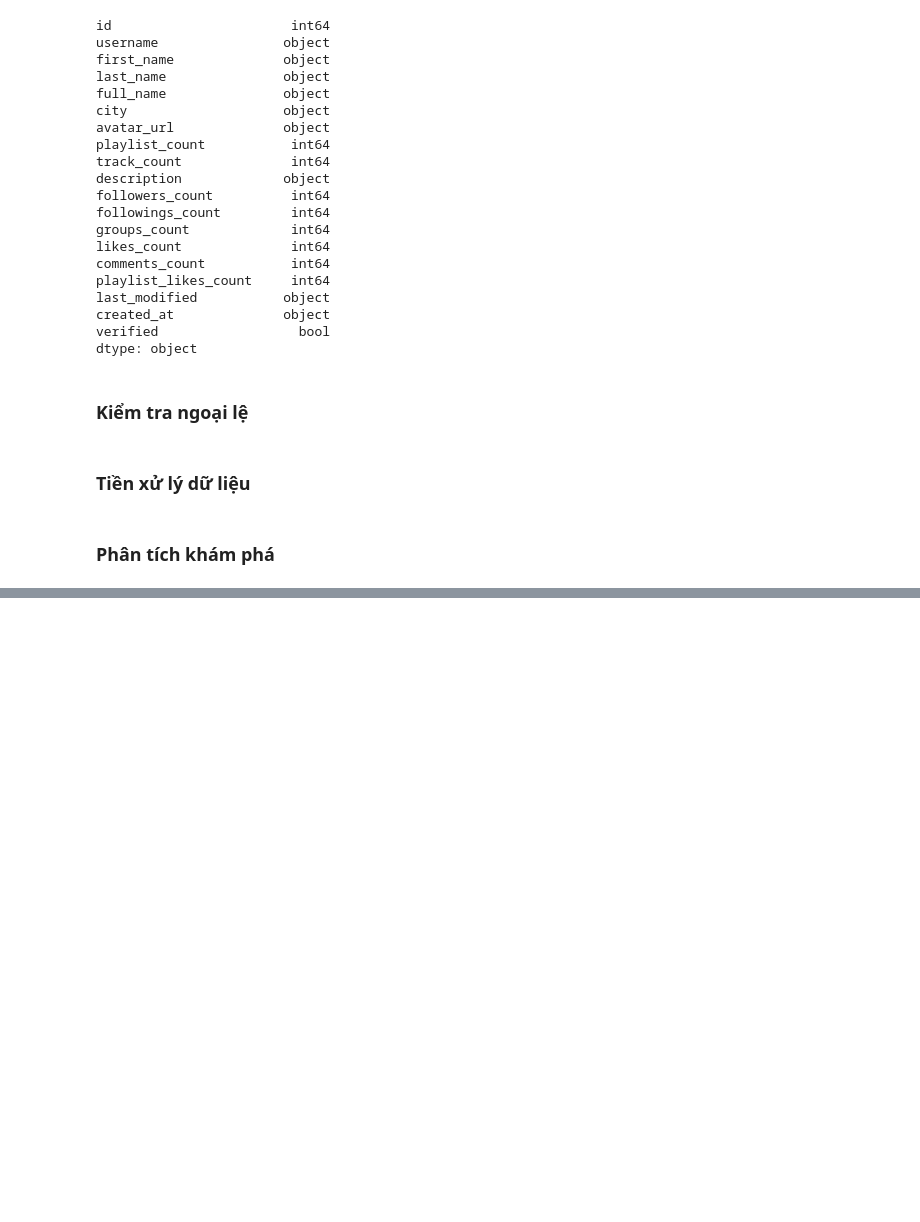
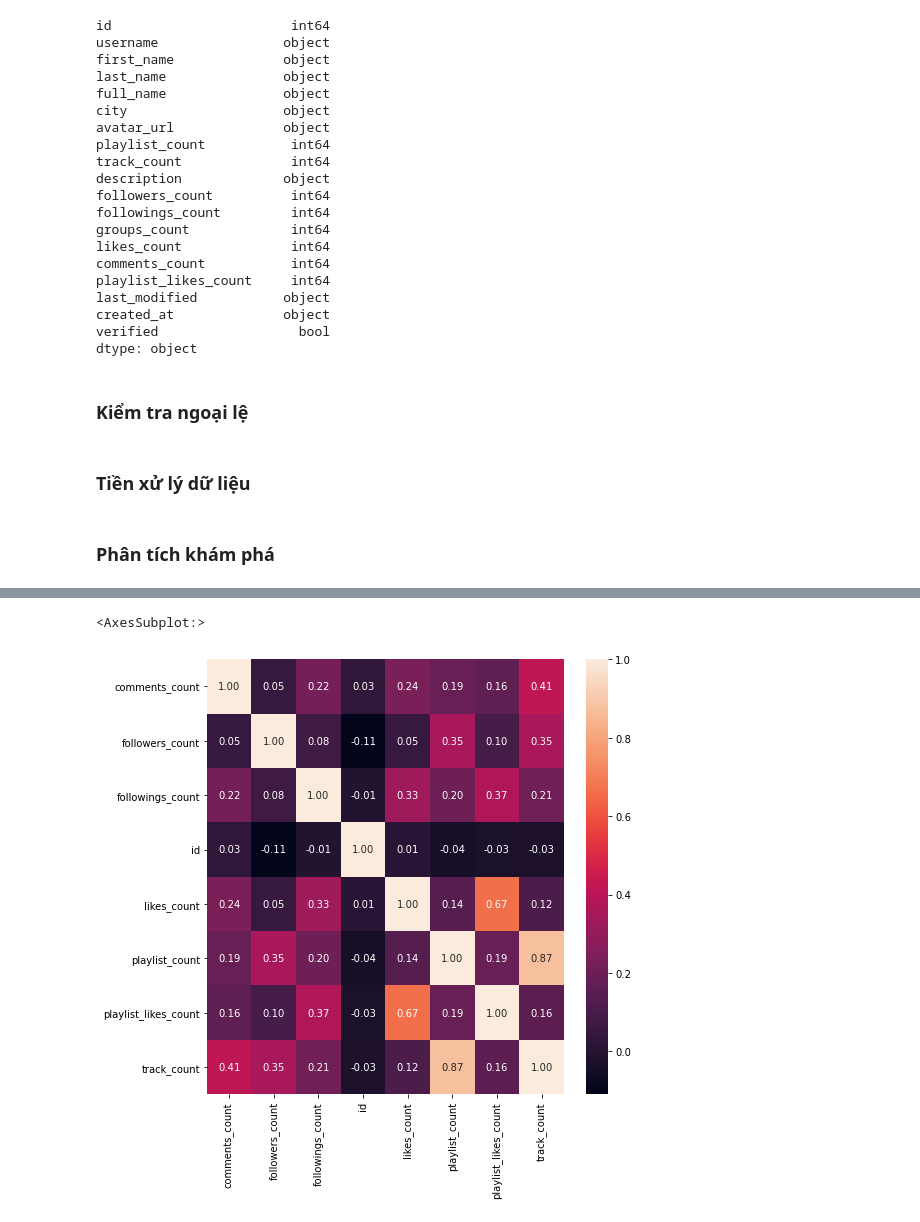
Before and after one commit to owfdataboy/DS-Project02, a Jupyter notebook: project02.ipynb, the cells around one changed output, grey strips where cells are left out. Saved outputs shown, nothing was run; the diff lists cells and outputs as text; code cells hidden in the pictures; blank space fills up the shorter version.

```diff
--- a/project02.ipynb
+++ b/project02.ipynb
@@ -249,0 +272,8 @@ format_empty_vals(df_users)
+# %%
+fig = plt.figure(figsize=(8,8))
+corr = df_users[df_users.columns.difference(['groups_count'])]
+corr = corr.select_dtypes(include = ['float64', 'int64']).corr()
+sns.heatmap(corr, annot = True, fmt = '.2f')
+# %% [output]
+<AxesSubplot:>
+[figure, added]
```
Also changed, not shown: parts of 15 cells of this notebook.
